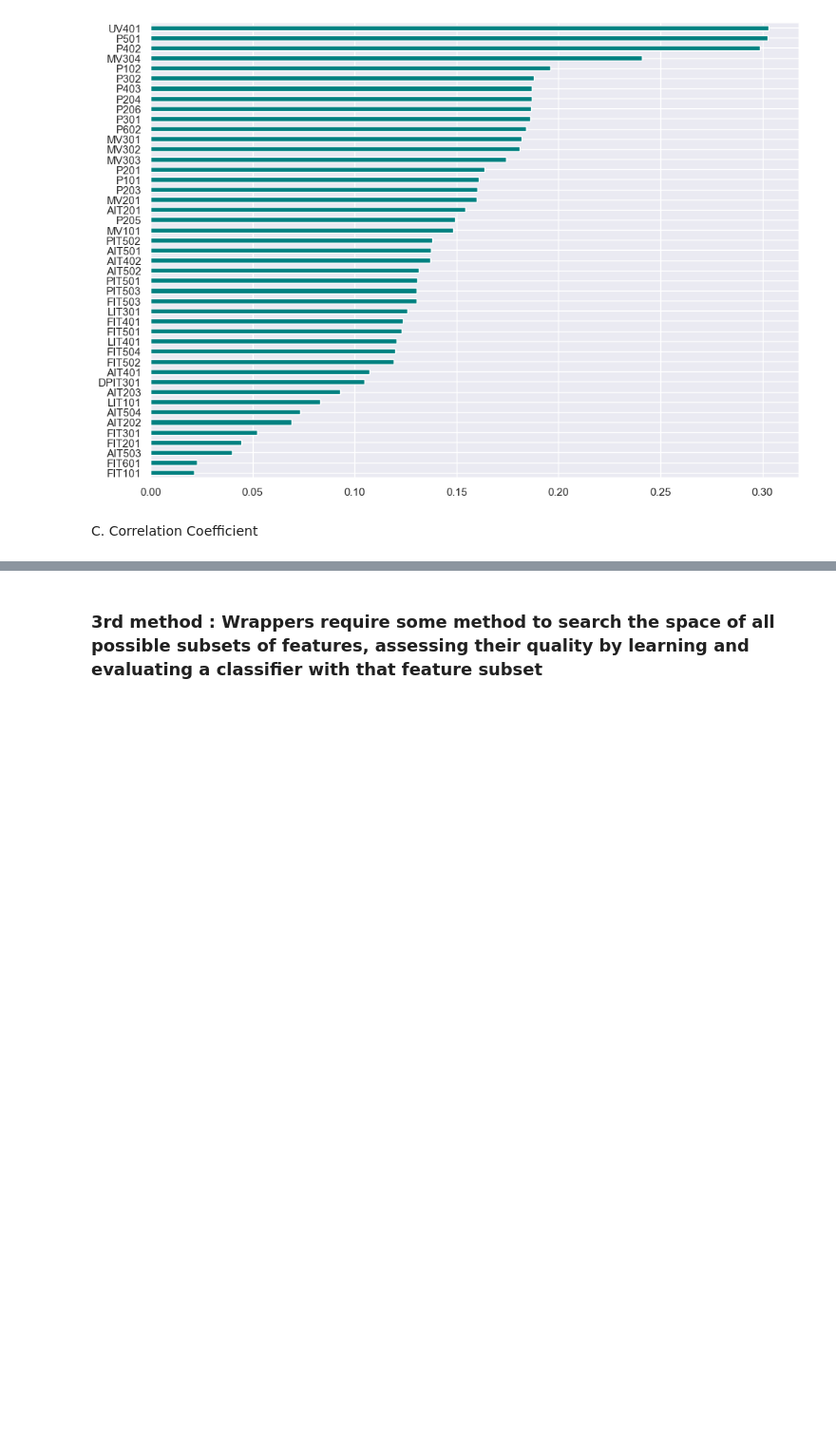
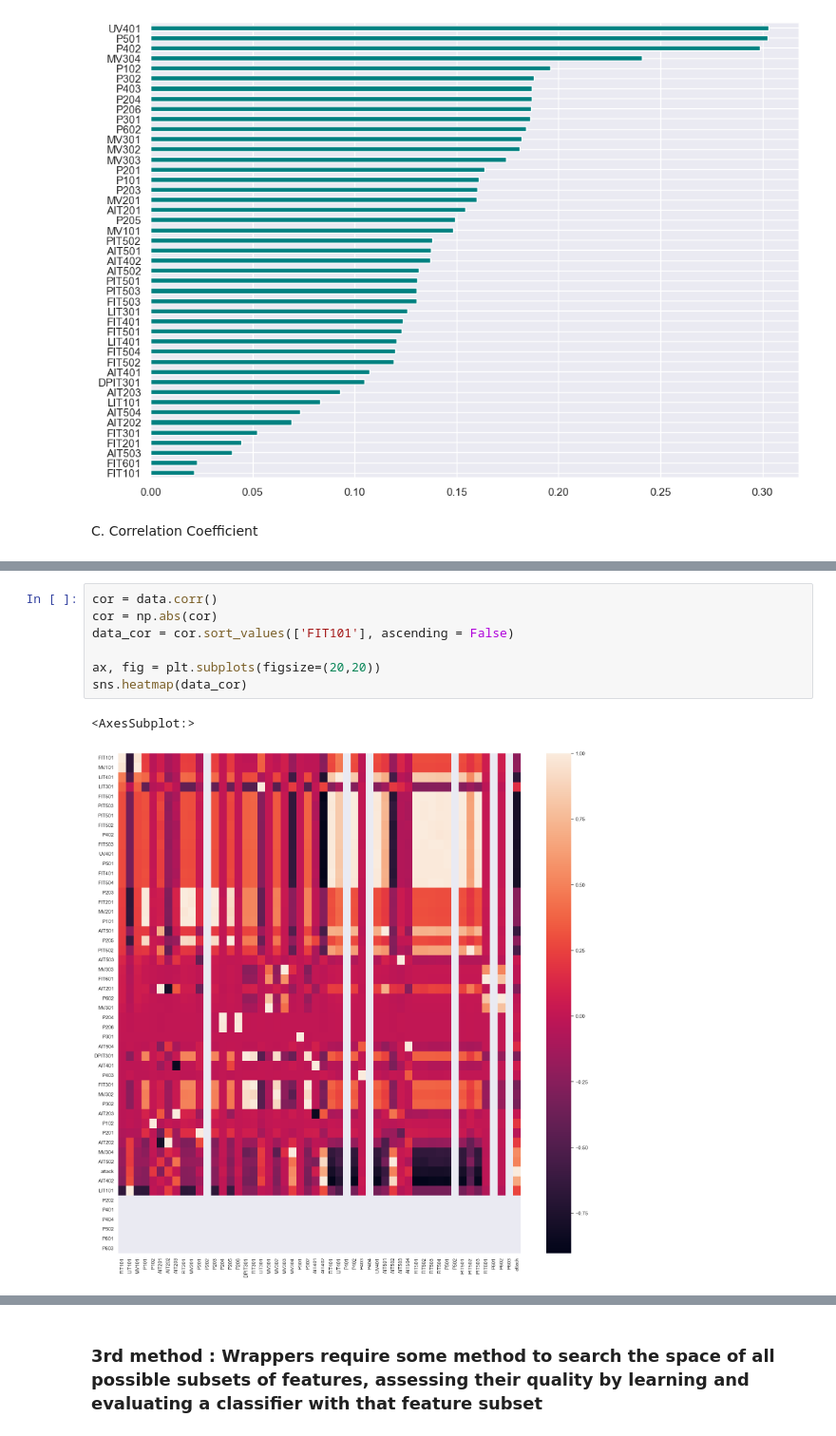
Before and after one commit to dbodenghien/SWaT_Analysis_TFE, a Jupyter notebook: feature_selection.ipynb, the cells around one changed output, grey strips where cells are left out. Shown at 95% size. Saved outputs shown, nothing was run; the diff lists cells and outputs as text; blank space fills up the shorter version.

Commit message:
[modify] clean, ft_selection, mkv_chain, data_analysis

```diff
--- a/feature_selection.ipynb
+++ b/feature_selection.ipynb
@@ -154,0 +156,10 @@ sns.heatmap(cor)
+# %%
+cor = data.corr()
+cor = np.abs(cor)
+data_cor = cor.sort_values(['FIT101'], ascending = False)
+
+ax, fig = plt.subplots(figsize=(20,20))
+sns.heatmap(data_cor)
+# %% [output]
+<AxesSubplot:>
+[figure, added]
```
Also changed, not shown: parts of 9 cells of this notebook, 2 other files.
